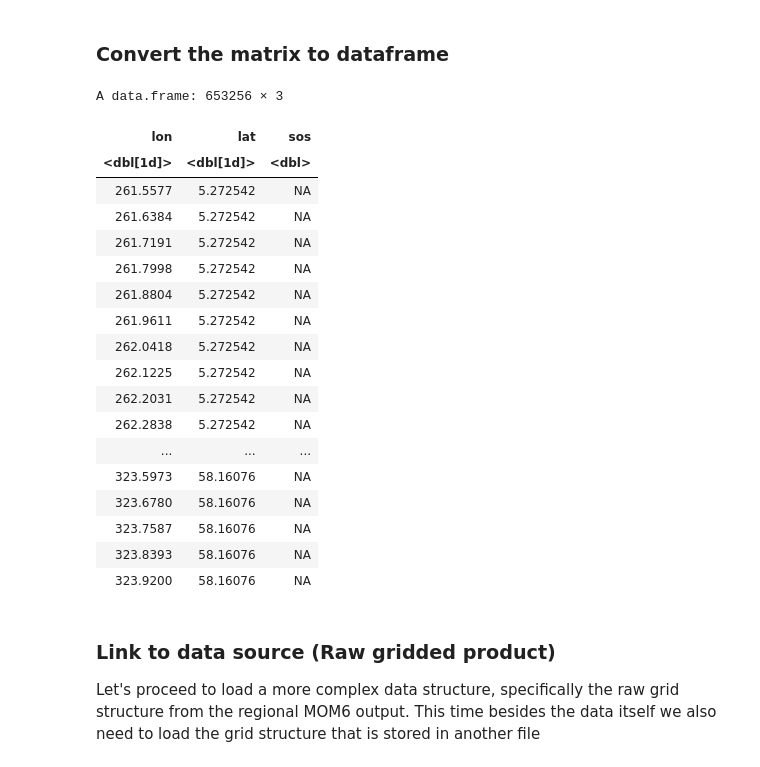
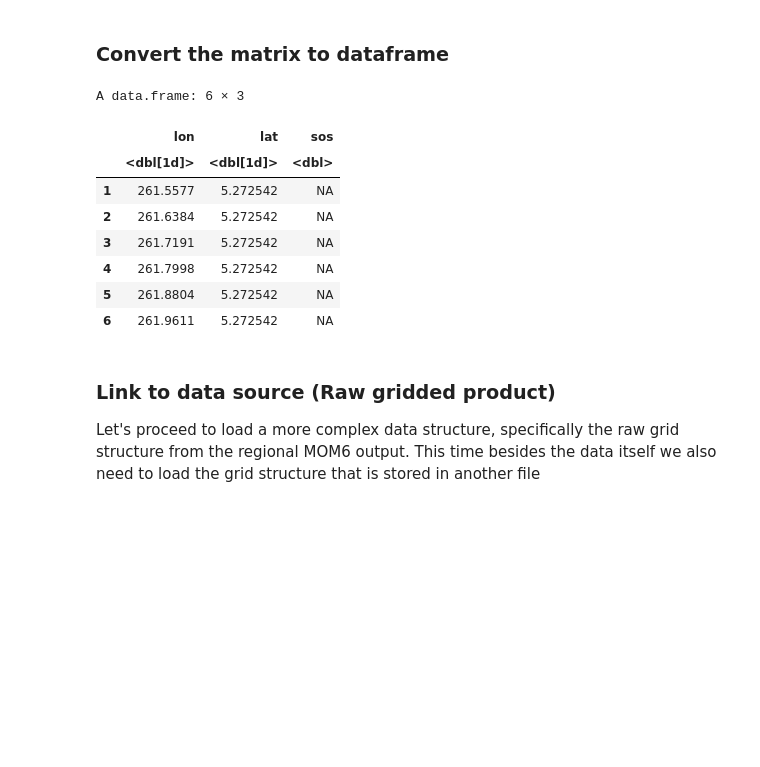
Before and after one commit to nmfs-opensci/NMFSHackDays-2025, a Jupyter notebook: topics-2025/2025-04-11-cefi/r_get_cefi.ipynb, the cells around one changed output. Drawn from its saved outputs; the diff is of its cells as text; code cells hidden in the pictures; blank space fills up the shorter version.

```diff
--- a/topics-2025/2025-04-11-cefi/r_get_cefi.ipynb
+++ b/topics-2025/2025-04-11-cefi/r_get_cefi.ipynb
@@ -169,27 +151,17 @@ data <- as.vector(t(sos))
 df$Data <- data
 names(df) <- c("lon", "lat", "sos")
 # %%
-df
+head(df)
 # %% [output]
-A data.frame: 653256 × 3
+A data.frame: 6 × 3
-| lon | lat | sos |
-| <dbl[1d]> | <dbl[1d]> | <dbl> |
-| 261.5577 | 5.272542 | NA |
-| 261.6384 | 5.272542 | NA |
-| 261.7191 | 5.272542 | NA |
-| 261.7998 | 5.272542 | NA |
-| 261.8804 | 5.272542 | NA |
-| 261.9611 | 5.272542 | NA |
-| 262.0418 | 5.272542 | NA |
-| 262.1225 | 5.272542 | NA |
-| 262.2031 | 5.272542 | NA |
-| 262.2838 | 5.272542 | NA |
-| ... | ... | ... |
-| 323.5973 | 58.16076 | NA |
-| 323.6780 | 58.16076 | NA |
-| 323.7587 | 58.16076 | NA |
-| 323.8393 | 58.16076 | NA |
-| 323.9200 | 58.16076 | NA |
+|  | lon | lat | sos |
+|  | <dbl[1d]> | <dbl[1d]> | <dbl> |
+| 1 | 261.5577 | 5.272542 | NA |
+| 2 | 261.6384 | 5.272542 | NA |
+| 3 | 261.7191 | 5.272542 | NA |
+| 4 | 261.7998 | 5.272542 | NA |
+| 5 | 261.8804 | 5.272542 | NA |
+| 6 | 261.9611 | 5.272542 | NA |
 # %% [markdown]
 ### Link to data source (Raw gridded product)
 
```
Also changed, not shown: parts of 4 cells of this notebook, 40 other files.
